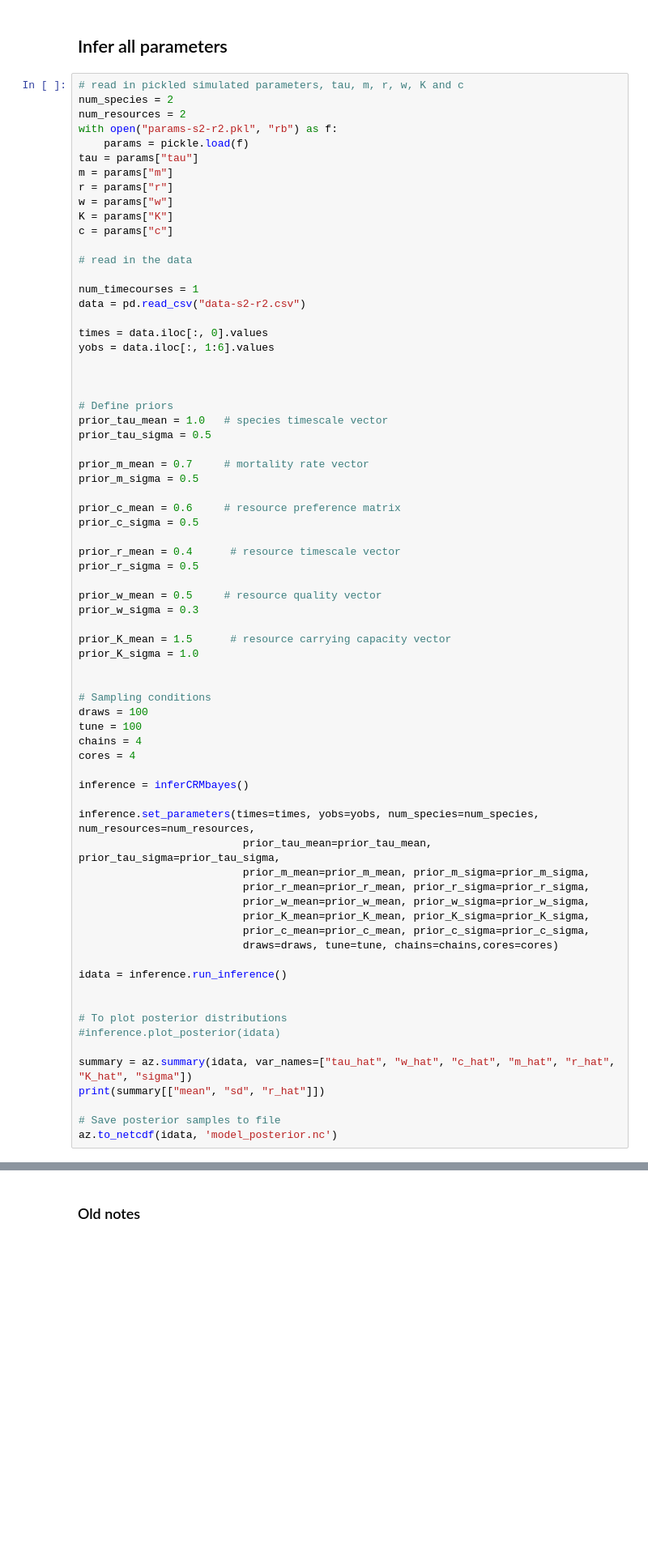
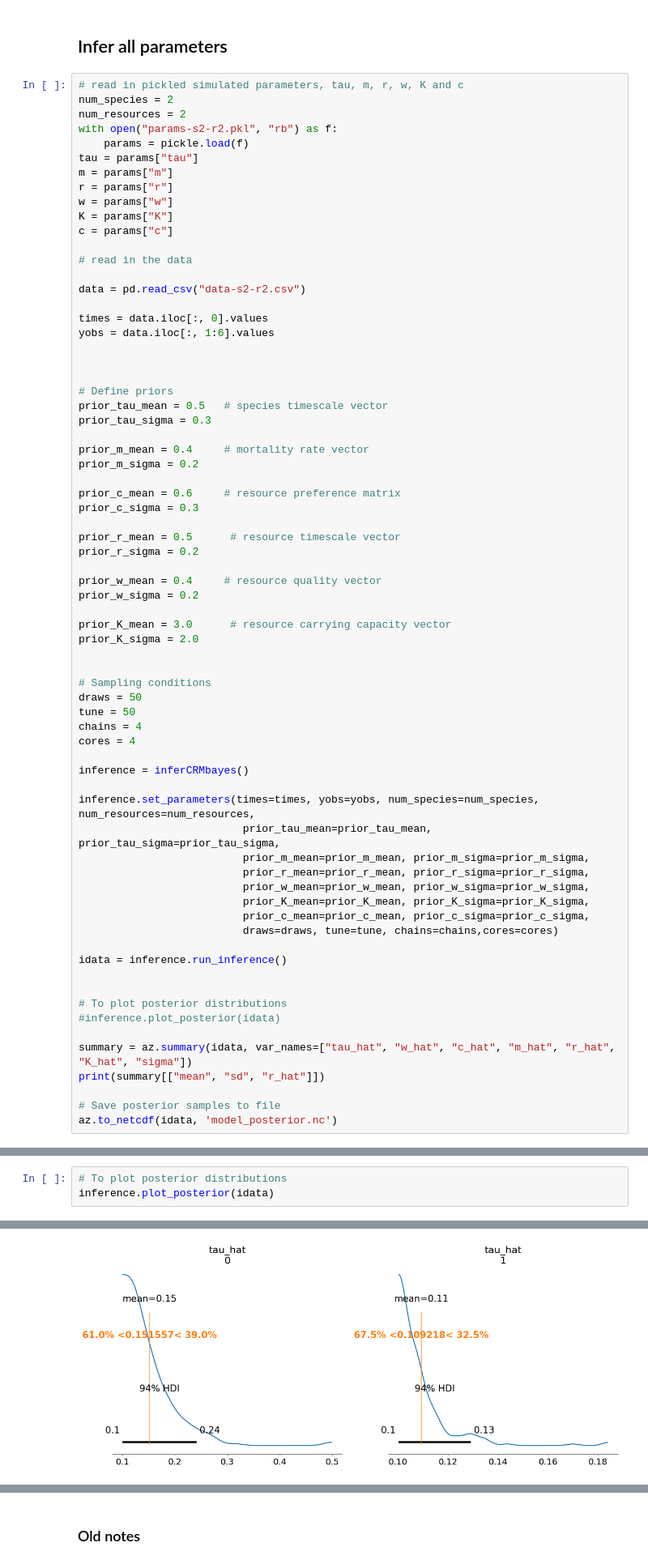
Before and after one commit to ucl-cssb/MIMIC, a Jupyter notebook: examples/CRM/examples-bayes-CRM.ipynb, the cells around one changed output, grey strips where cells are left out. Shown at 81% size. Drawn from its saved outputs; the diff is of its cells as text; blank space fills up the shorter version.

```diff
--- a/examples/CRM/examples-bayes-CRM.ipynb
+++ b/examples/CRM/examples-bayes-CRM.ipynb
@@ -210,7 +214,6 @@ c = params["c"]
 
 # read in the data
 
-num_timecourses = 1
 data = pd.read_csv("data-s2-r2.csv")
 
 times = data.iloc[:, 0].values
@@ -219,28 +222,28 @@ yobs = data.iloc[:, 1:6].values
 
 
 # Define priors
-prior_tau_mean = 1.0   # species timescale vector
-prior_tau_sigma = 0.5
+prior_tau_mean = 0.5   # species timescale vector
+prior_tau_sigma = 0.3
 
-prior_m_mean = 0.7     # mortality rate vector
-prior_m_sigma = 0.5
+prior_m_mean = 0.4     # mortality rate vector
+prior_m_sigma = 0.2
 
 prior_c_mean = 0.6     # resource preference matrix
-prior_c_sigma = 0.5
+prior_c_sigma = 0.3
 
-prior_r_mean = 0.4      # resource timescale vector
-prior_r_sigma = 0.5
+prior_r_mean = 0.5      # resource timescale vector
+prior_r_sigma = 0.2
 
-prior_w_mean = 0.5     # resource quality vector
-prior_w_sigma = 0.3
+prior_w_mean = 0.4     # resource quality vector
+prior_w_sigma = 0.2
 
-prior_K_mean = 1.5      # resource carrying capacity vector
-prior_K_sigma = 1.0
+prior_K_mean = 3.0      # resource carrying capacity vector
+prior_K_sigma = 2.0
 
 
 # Sampling conditions
-draws = 100
-tune = 100
+draws = 50
+tune = 50
 chains = 4
 cores = 4
 
@@ -268,0 +331,4 @@ az.to_netcdf(idata, 'model_posterior.nc')
+# %%
+# To plot posterior distributions
+inference.plot_posterior(idata)
+# %% [output]
@@ -268,0 +336 @@ az.to_netcdf(idata, 'model_posterior.nc')
+[figure, added]
```
Also changed, not shown: parts of 7 cells of this notebook, 3 other files.
